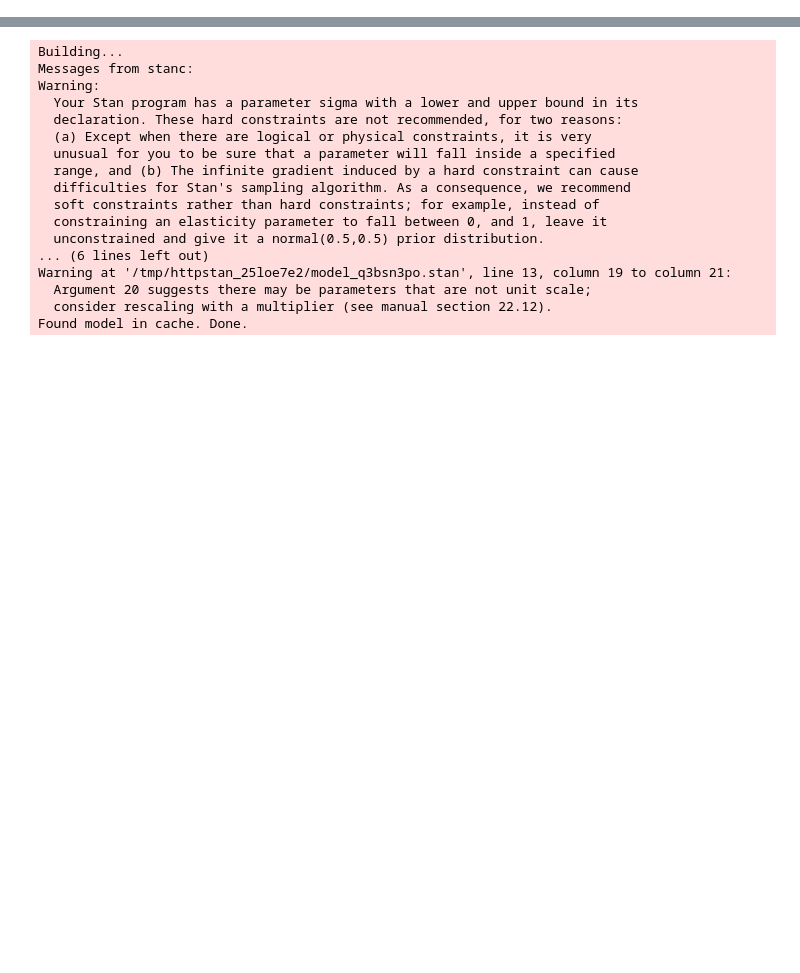
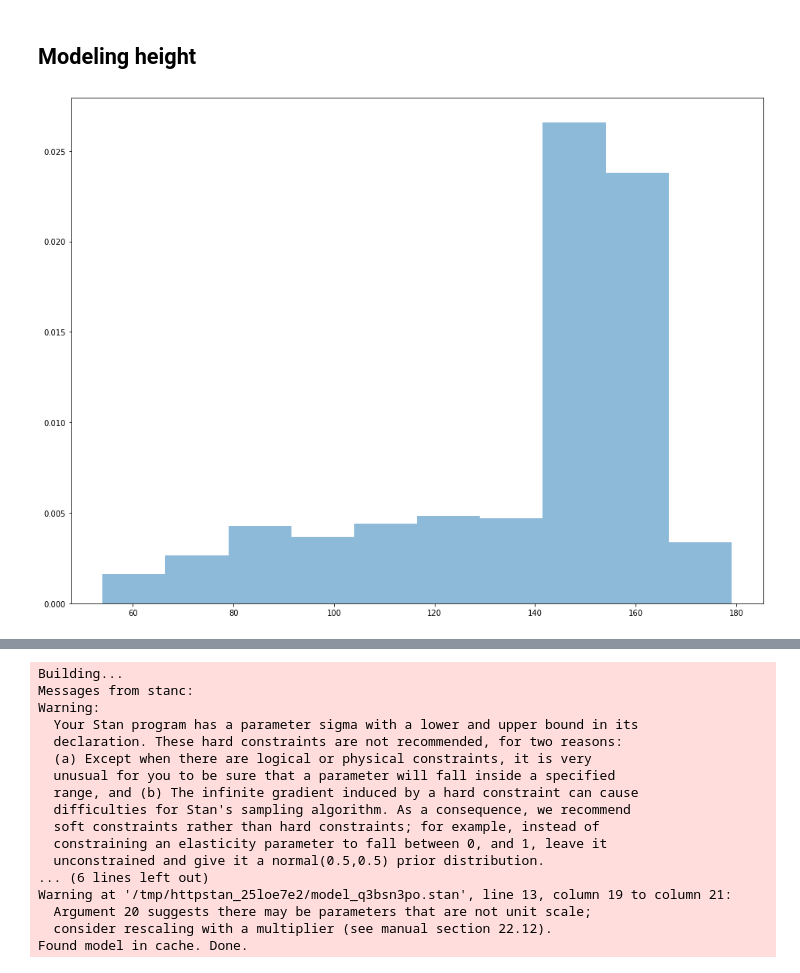
Before and after one commit to sbartek/bayesian-abtesting, a Jupyter notebook: notebooks/020-howell-pystan.ipynb, the cells around one changed output, grey strips where cells are left out. Drawn from its saved outputs; the diff is of its cells as text; code cells hidden in the pictures; blank space fills up the shorter version.

```diff
--- a/notebooks/020-howell-pystan.ipynb
+++ b/notebooks/020-howell-pystan.ipynb
@@ -9,3 +14,5 @@ nest_asyncio.apply()
 import pandas as pd
 import matplotlib.pyplot as plt
 import stan
+# %%
+plt.rcParams["figure.figsize"] = (8,6)
@@ -11,0 +29,7 @@ import stan
+# %% [markdown]
+## Modeling height
+# %%
+plt.hist(howell_df['height'], density=True, alpha=0.5)
+plt.show()
+# %% [output]
+[figure, added]
```
Also changed, not shown: parts of 18 cells of this notebook.
